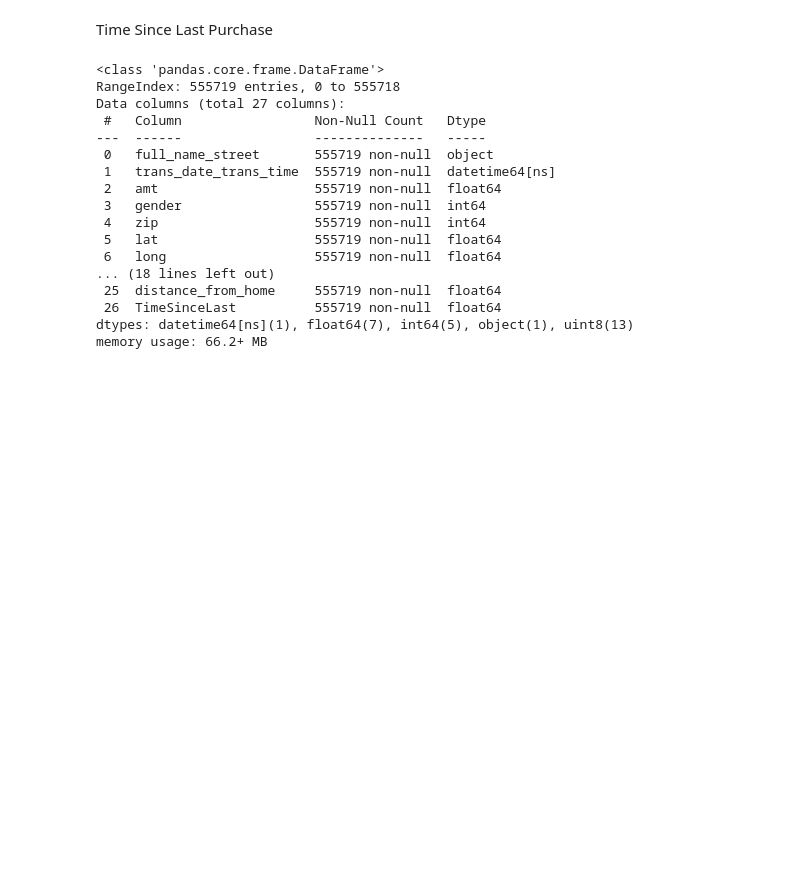
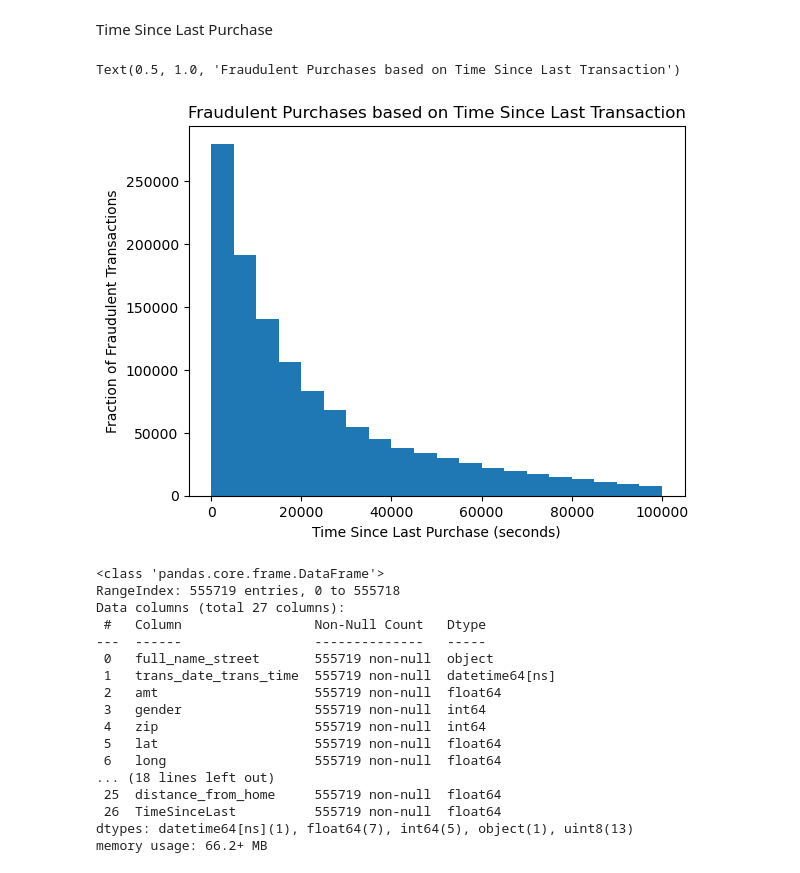
Before and after one commit to ChuckNadel/Classifying-Credit-Card-Fraud, a Jupyter notebook: FraudNotebook1.ipynb, the cells around one changed output. Saved outputs shown, nothing was run; the diff lists cells and outputs as text; code cells hidden in the pictures; blank space fills up the shorter version.

```diff
--- a/FraudNotebook1.ipynb
+++ b/FraudNotebook1.ipynb
@@ -342,6 +291,21 @@ fraudTest['TimeSinceLast'] = fraudTest['TimeSinceLast'].fillna(-1)
 
 fraudTrain.drop(columns= ['Time'], axis = 1, inplace = True)
 fraudTest.drop(columns= ['Time'], axis = 1, inplace = True)
+# %%
+# Count the total number of transactions for each time interval
+plt.hist(fraudTrain['TimeSinceLast'][fraudTrain['TimeSinceLast'] <= 100000], bins=20)
+
+# Set the x-axis label
+plt.xlabel('Time Since Last Purchase (seconds)')
+
+# Set the y-axis label
+plt.ylabel('Fraction of Fraudulent Transactions')
+
+# Set the title
+plt.title('Fraudulent Purchases based on Time Since Last Transaction')
+# %% [output]
+Text(0.5, 1.0, 'Fraudulent Purchases based on Time Since Last Transaction')
+[figure, added]
 # %%
 fraudTest.info()
 # %% [output]
```
Also changed, not shown: parts of 32 cells of this notebook.
